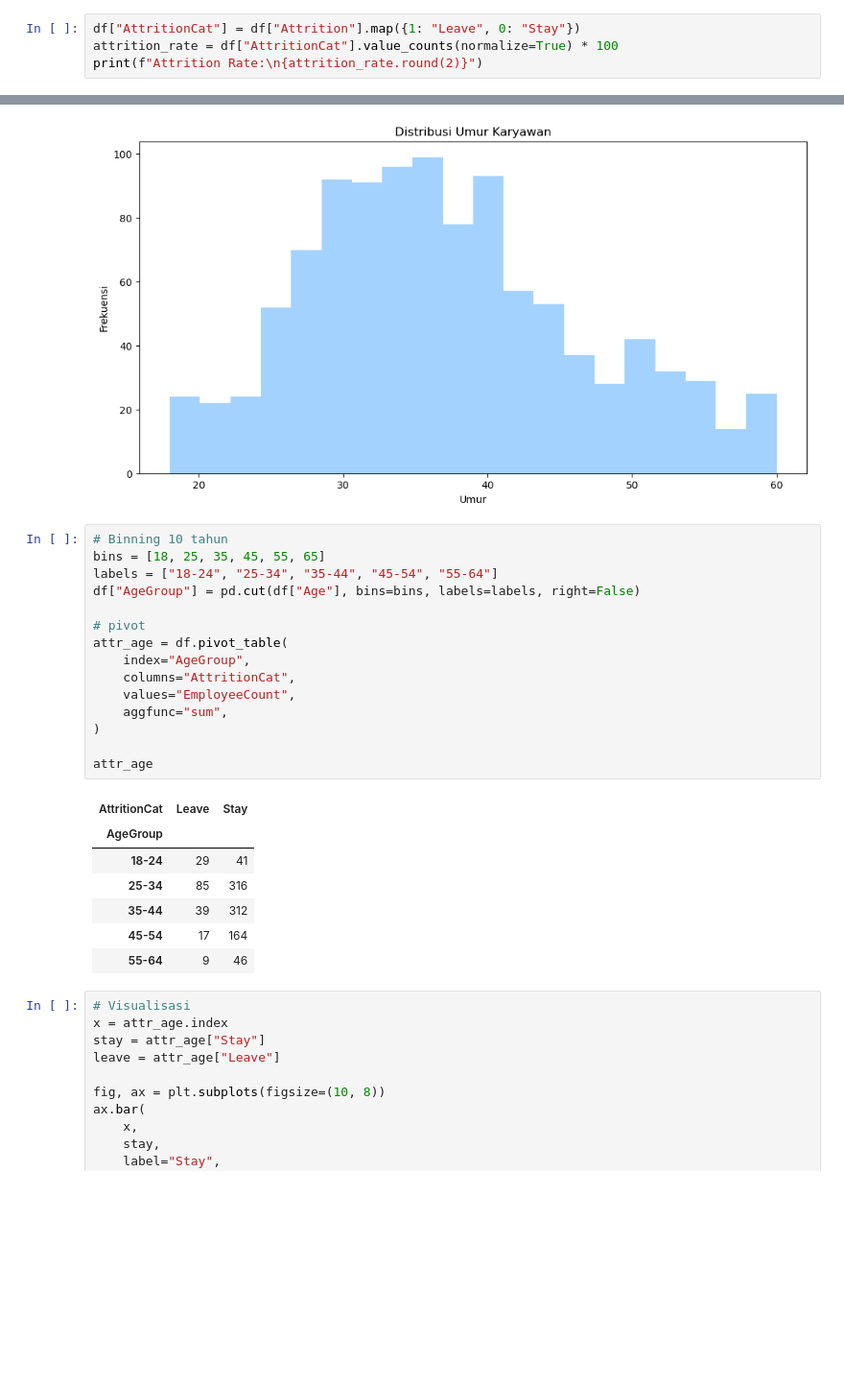
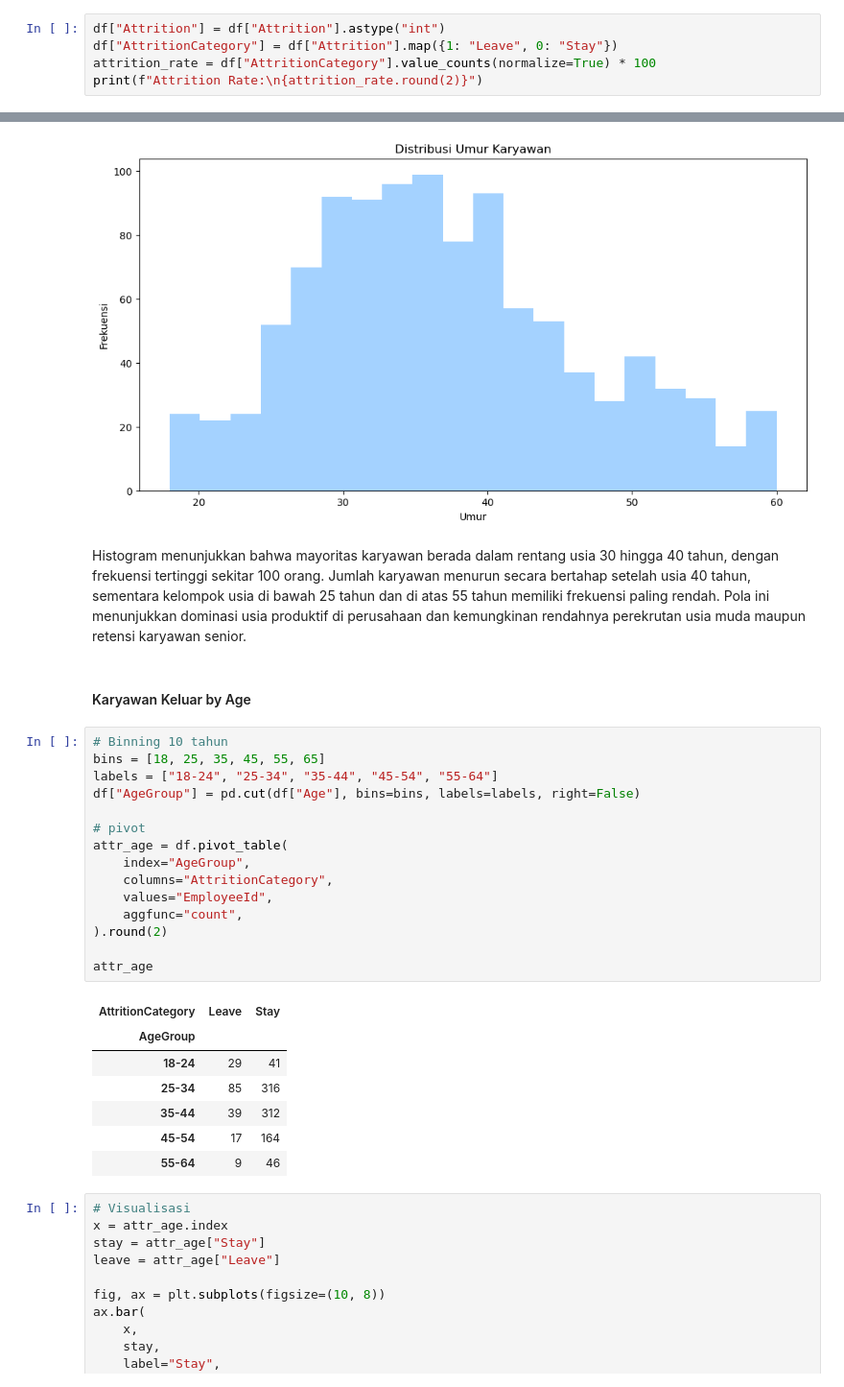
Before and after one commit to muchammadwr/Menyelesaikan-Permasalahan-Human-Resources, a Jupyter notebook: notebook.ipynb, the cells around one changed output, grey strips where cells are left out. Shown at 96% size. Saved outputs shown, nothing was run; the diff lists cells and outputs as text; blank space fills up the shorter version.

```diff
--- a/notebook.ipynb
+++ b/notebook.ipynb
@@ -151,6 +166,7 @@ df.describe()
 # %%
-df["AttritionCat"] = df["Attrition"].map({1: "Leave", 0: "Stay"})
-attrition_rate = df["AttritionCat"].value_counts(normalize=True) * 100
+df["Attrition"] = df["Attrition"].astype("int")
+df["AttritionCategory"] = df["Attrition"].map({1: "Leave", 0: "Stay"})
+attrition_rate = df["AttritionCategory"].value_counts(normalize=True) * 100
 print(f"Attrition Rate:\n{attrition_rate.round(2)}")
 # %% [output]
 Attrition Rate:
@@ -188,23 +204,27 @@ plt.ylabel("Frekuensi")
 plt.show()
 # %% [output]
 [figure]
+# %% [markdown]
+Histogram menunjukkan bahwa mayoritas karyawan berada dalam rentang usia 30 hingga 40 tahun, dengan frekuensi tertinggi sekitar 100 orang. Jumlah karyawan menurun secara bertahap setelah usia 40 tahun, sementara kelompok usia di bawah 25 tahun dan di atas 55 tahun memiliki frekuensi paling rendah. Pola ini menunjukkan dominasi usia produktif di perusahaan dan kemungkinan rendahnya perekrutan usia muda maupun retensi karyawan senior.
+# %% [markdown]
+#### Karyawan Keluar by Age
 # %%
 # Binning 10 tahun
 bins = [18, 25, 35, 45, 55, 65]
 labels = ["18-24", "25-34", "35-44", "45-54", "55-64"]
 df["AgeGroup"] = pd.cut(df["Age"], bins=bins, labels=labels, right=False)
 
 # pivot
 attr_age = df.pivot_table(
     index="AgeGroup",
-    columns="AttritionCat",
-    values="EmployeeCount",
-    aggfunc="sum",
-)
+    columns="AttritionCategory",
+    values="EmployeeId",
+    aggfunc="count",
+).round(2)
 
 attr_age
 # %% [output]
-| AttritionCat | Leave | Stay |
+| AttritionCategory | Leave | Stay |
 | AgeGroup |  |  |
 | 18-24 | 29 | 41 |
 | 25-34 | 85 | 316 |
```
Also changed, not shown: parts of 162 cells of this notebook, 10 other files.
